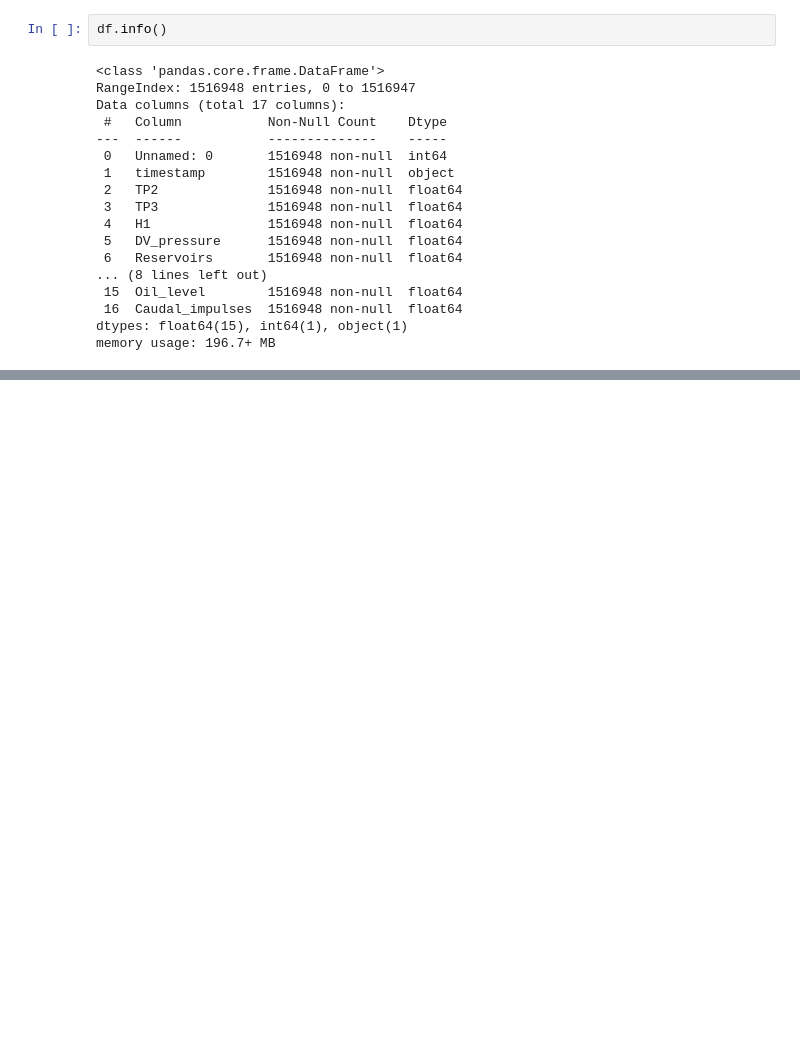
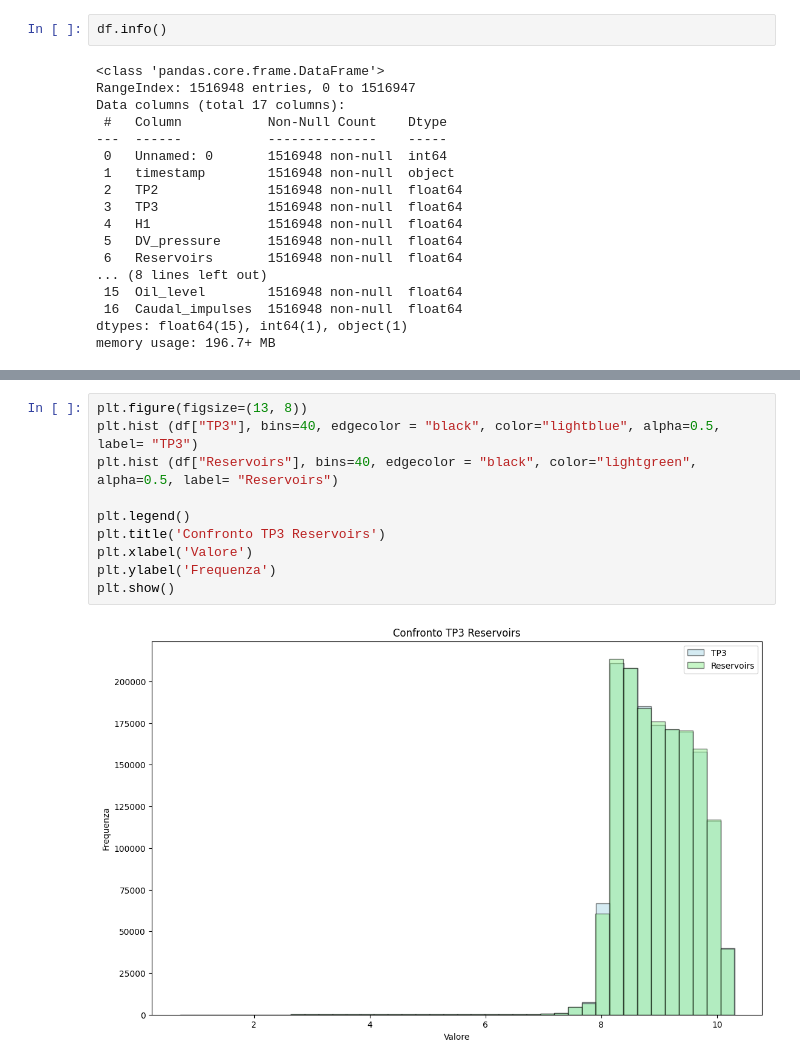
Before and after one commit to marcelloluca21-arch/metropt-monitor, a Jupyter notebook: analisi.ipynb, the cells around one changed output, grey strips where cells are left out. Saved outputs shown, nothing was run; the diff lists cells and outputs as text; blank space fills up the shorter version.

```diff
--- a/analisi.ipynb
+++ b/analisi.ipynb
@@ -39,0 +226,12 @@ memory usage: 196.7+ MB
+# %%
+plt.figure(figsize=(13, 8))
+plt.hist (df["TP3"], bins=40, edgecolor = "black", color="lightblue", alpha=0.5, label= "TP3")
+plt.hist (df["Reservoirs"], bins=40, edgecolor = "black", color="lightgreen", alpha=0.5, label= "Reservoirs")
+
+plt.legend()
+plt.title('Confronto TP3 Reservoirs')
+plt.xlabel('Valore')
+plt.ylabel('Frequenza')
+plt.show()
+# %% [output]
+[figure, added]
```
Also changed, not shown: parts of 43 cells of this notebook, 1 other file.
